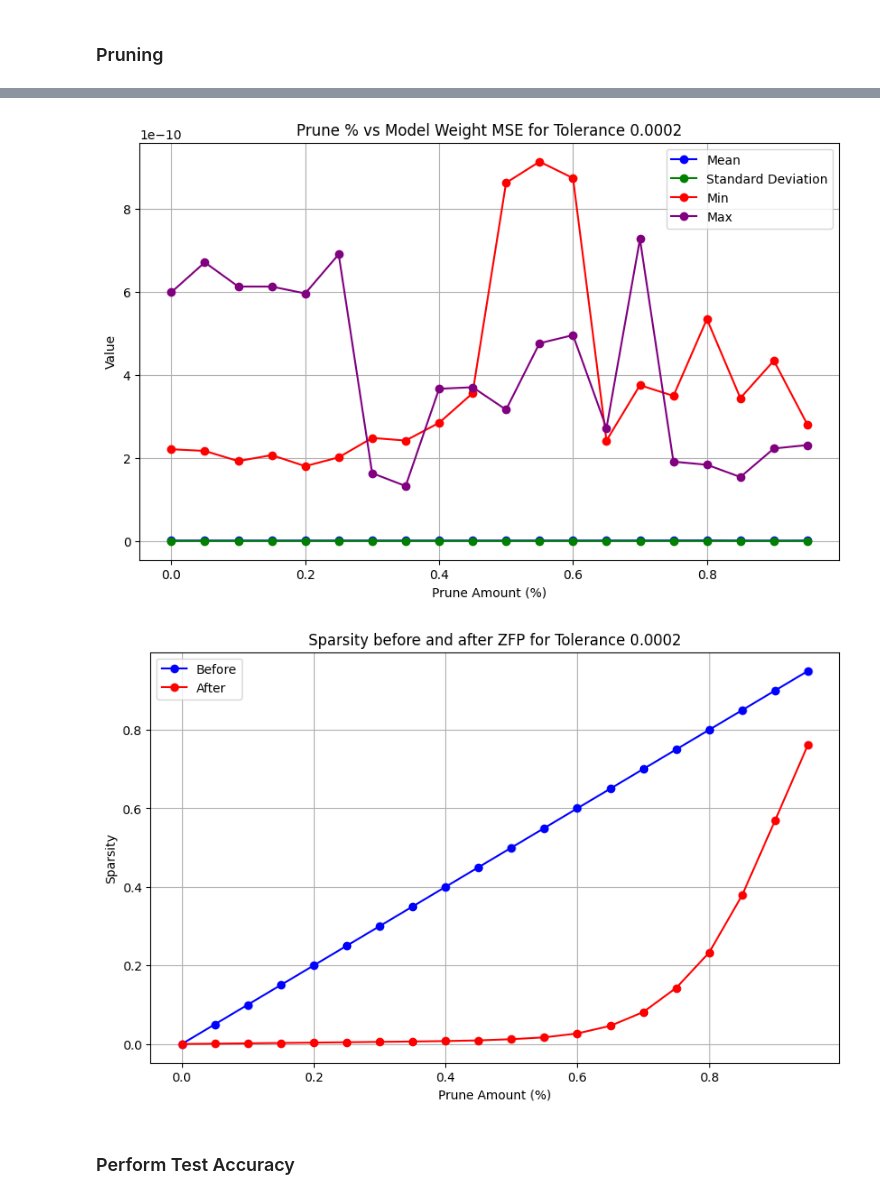
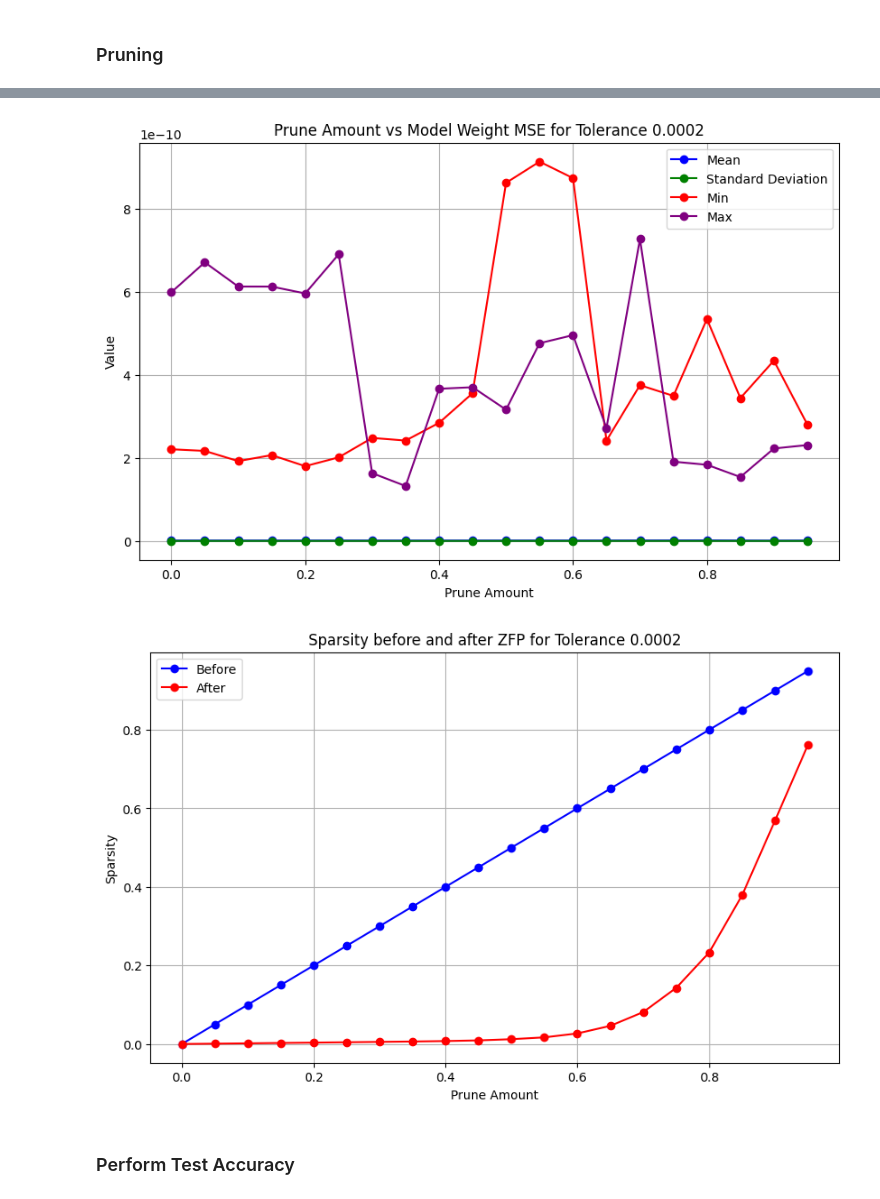
Before and after one commit to alex-grindrod/eblc-model-compression, a Jupyter notebook: vgg11_sparsity.ipynb, the cells around one changed output, grey strips where cells are left out. Saved outputs shown, nothing was run; the diff lists cells and outputs as text; code cells hidden in the pictures.

```diff
--- a/vgg11_sparsity.ipynb
+++ b/vgg11_sparsity.ipynb
@@ -34,12 +34,13 @@ print(device)
 # %% [output]
 cuda
 # %%
-TRAIN = True
+TRAIN = False
 PRUNE = True
 PRUNE_LOAD = False
+TRAIN_LOAD = False
 TEST_JSON = 'test_data.json'
 PRUNE_DATA_JSON = 'prune_data.json'
-MODEL_PATH = '/kaggle/working/org_model.pkl'
+MODEL_PATH = '/kaggle/input/190-tolerance/org_model.pkl'
 # %% [markdown]
 ### Helper Functions
 # %%
@@ -211,8 +255,8 @@ def test_accuracy(model):
             del images, labels, outputs
 
             i += 1
-            if i == 1:
-                break
+#             if i == 1:
+#                 break
 
         return 100 * correct / total
 # %% [output]
@@ -440,6 +476,7 @@ elif PRUNE:
 if PRUNE:
     compression_ratios = [result["compression_ratio"] for result in prune_results]
     model_sizes = [result["model_size"] for result in prune_results]
+
 
     data = [
         (compression_ratios, org_data['compression_ratio'], 'green', 'Compression Ratio'),
@@ -452,9 +489,9 @@ if PRUNE:
         plt.plot(prune_values, values, color=color, marker='o', label=label)
         plt.axhline(y=baseline, color='purple', linestyle='--', label=f'Baseline {label}')
 
-        plt.title(f'{label} vs Prune Amount (%) with Baseline')
+        plt.title(f'{label} vs Prune Amount with Baseline with Tolerance {TOLERANCE}')
 #         plt.xscale('log', base=2)
-        plt.xlabel('Prune Amount (%)')
+        plt.xlabel('Prune Amount')
         plt.ylabel(label)
         plt.legend()
         plt.grid(True)
@@ -465,0 +503,26 @@ if PRUNE:
+# %%
+if PRUNE:
+    before_accuracies = [result["before_accuracy"] for result in prune_results]
+    after_accuracies = [result["after_accuracy"] for result in prune_results]
+    baseline = org_data['test_accuracy']
+
+    data = [
+        (before_accuracies, 'green', 'Pruned Accuracy'),
+        (after_accuracies,'red', 'ZFP Pruned Accuracy'),
+    ]
+
+    plt.figure(figsize=(10, 6))
+    plt.axhline(y=baseline, color='purple', linestyle='--', label=f'Baseline Accuracy')
+
+    for values, color, label in data:
+        plt.plot(prune_values, values, color=color, marker='o', label=label)
+
+    plt.title(f'ZFP vs Prune Accuracy with Baseline and Tolerance {TOLERANCE}')
+    plt.xlabel('Prune Amount')
+    plt.ylabel(label)
+    plt.legend()
+    plt.grid(True)
+
+    plt.show()
+
+#     print(baseline, before_accuracies, after_accuracies)
@@ -471,41 +536,41 @@ if PRUNE:
     avg_max = []
 #     sparsity_dif = []
 
     for model_data in prune_results:
         comp = compare_model_stats(model_data['old_stats'], model_data['new_stats'])
 
         avg_mean.append(comp['MSE Mean'].sum())
         avg_sd.append(comp['MSE SD'].sum())
         avg_min.append(comp['MSE Min'].sum())
         avg_max.append(comp['MSE Max'].sum())
 #         sparsity_dif.append( (model_data['after_sparsity'] - model_data['before_sparsity'])**2 )
 
     data = [
         (avg_mean, 'blue', 'Mean'),
         (avg_sd, 'green', 'Standard Deviation'),
         (avg_min, 'red', 'Min'),
         (avg_max, 'purple', 'Max'),
 #         (sparsity_dif, 'orange', 'Global Sparsity')
     ]
 
     plt.figure(figsize=(10, 6))
-    plt.title(f'Prune % vs Model Weight MSE for Tolerance {TOLERANCE}')
-    plt.xlabel('Prune Amount (%)')
+    plt.title(f'Prune Amount vs Model Weight MSE for Tolerance {TOLERANCE}')
+    plt.xlabel('Prune Amount')
     plt.ylabel('Value')
 
     for values, color, label in data:
         plt.plot(prune_values, values, color=color, marker='o', label=label)
 
     plt.legend()
     plt.grid(True)
     plt.show()
 # %% [output]
-[figure, old version]
+[figure, new version]
 # %%
 if PRUNE:
     plt.figure(figsize=(10, 6))
     plt.title(f'Sparsity before and after ZFP for Tolerance {TOLERANCE}')
-    plt.xlabel('Prune Amount (%)')
+    plt.xlabel('Prune Amount')
     plt.ylabel('Sparsity')
 
     data = [
@@ -519,4 +584,4 @@ if PRUNE:
     plt.grid(True)
     plt.show()
 # %% [output]
-[figure, old version]
+[figure, new version]
```
Also changed, not shown: parts of 14 cells of this notebook, 9 other files.
